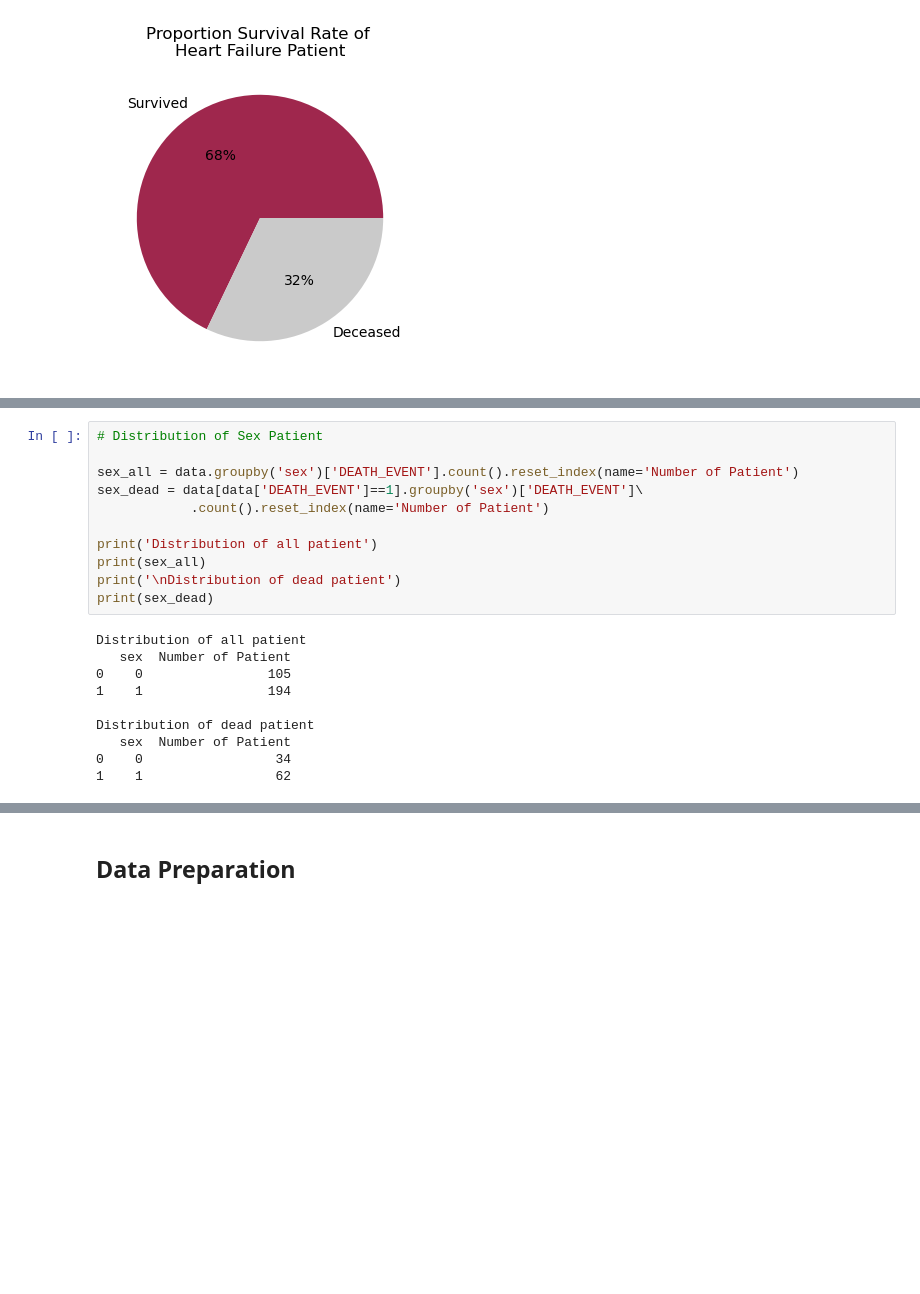
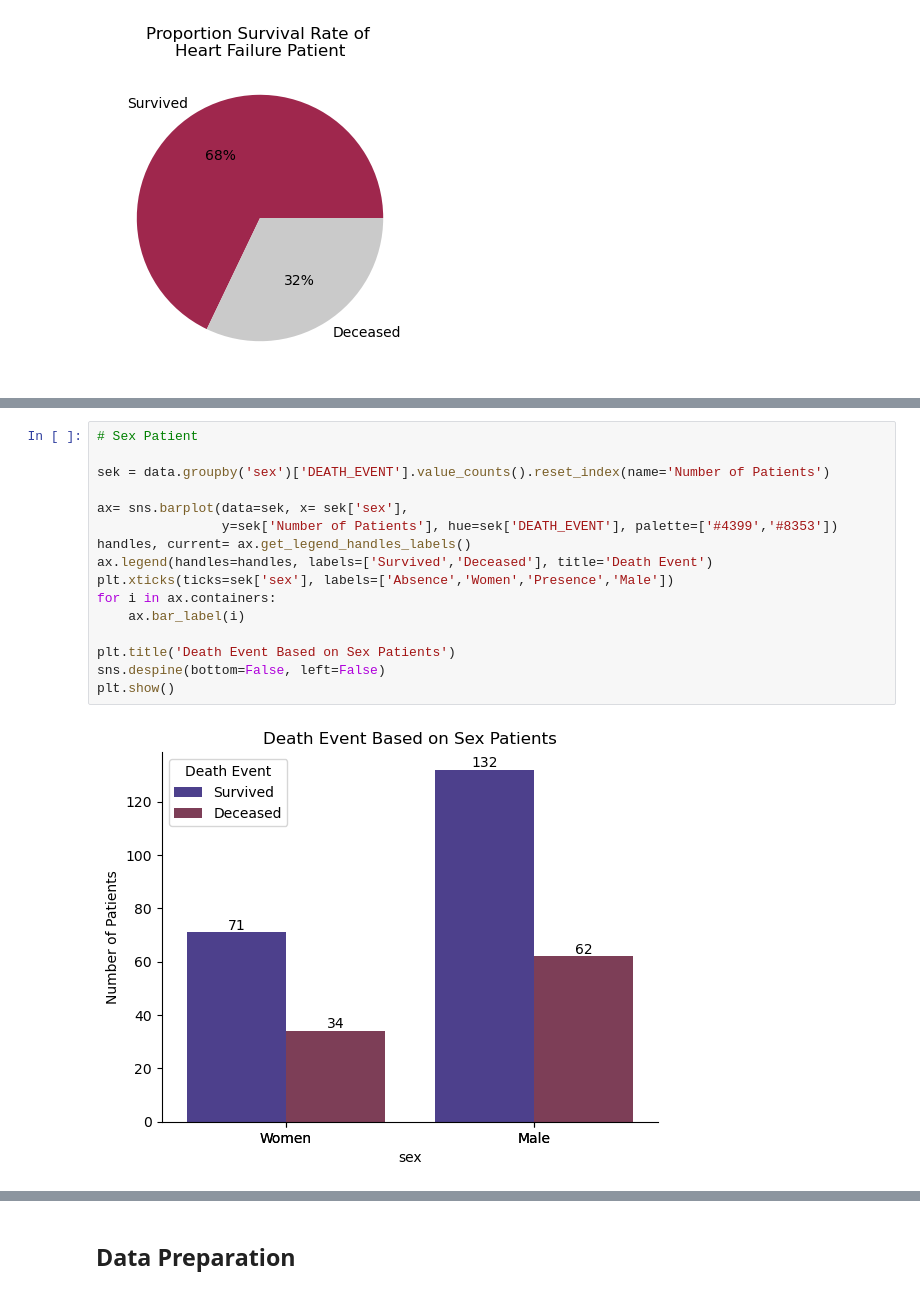
Before and after one commit to enthokz/Prediction-Model-Exercise, a Jupyter notebook: Heart Failure Predict/Prediction_model_heart_disease.ipynb, the cells around one changed output, grey strips where cells are left out. Cells and saved outputs as stored; diff of their text form; blank space fills up the shorter version.

```diff
--- a/Heart Failure Predict/Prediction_model_heart_disease.ipynb
+++ b/Heart Failure Predict/Prediction_model_heart_disease.ipynb
@@ -163,22 +156,19 @@ Patient Clasified on 'Sex':
 # %%
-# Distribution of Sex Patient
+# Sex Patient
 
-sex_all = data.groupby('sex')['DEATH_EVENT'].count().reset_index(name='Number of Patient')
-sex_dead = data[data['DEATH_EVENT']==1].groupby('sex')['DEATH_EVENT']\
-            .count().reset_index(name='Number of Patient')
+sek = data.groupby('sex')['DEATH_EVENT'].value_counts().reset_index(name='Number of Patients')
 
-print('Distribution of all patient')
-print(sex_all)
-print('\nDistribution of dead patient')
-print(sex_dead)
+ax= sns.barplot(data=sek, x= sek['sex'],
+                y=sek['Number of Patients'], hue=sek['DEATH_EVENT'], palette=['#4399','#8353'])
+handles, current= ax.get_legend_handles_labels()
+ax.legend(handles=handles, labels=['Survived','Deceased'], title='Death Event')
+plt.xticks(ticks=sek['sex'], labels=['Absence','Women','Presence','Male'])
+for i in ax.containers:
+    ax.bar_label(i)
+
+plt.title('Death Event Based on Sex Patients')
+sns.despine(bottom=False, left=False)
+plt.show()
 # %% [output]
-Distribution of all patient
-   sex  Number of Patient
-0    0                105
-1    1                194
-
-Distribution of dead patient
-   sex  Number of Patient
-0    0                 34
-1    1                 62
+[figure, added]
 # %%
```
Also changed, not shown: parts of 14 cells of this notebook.
